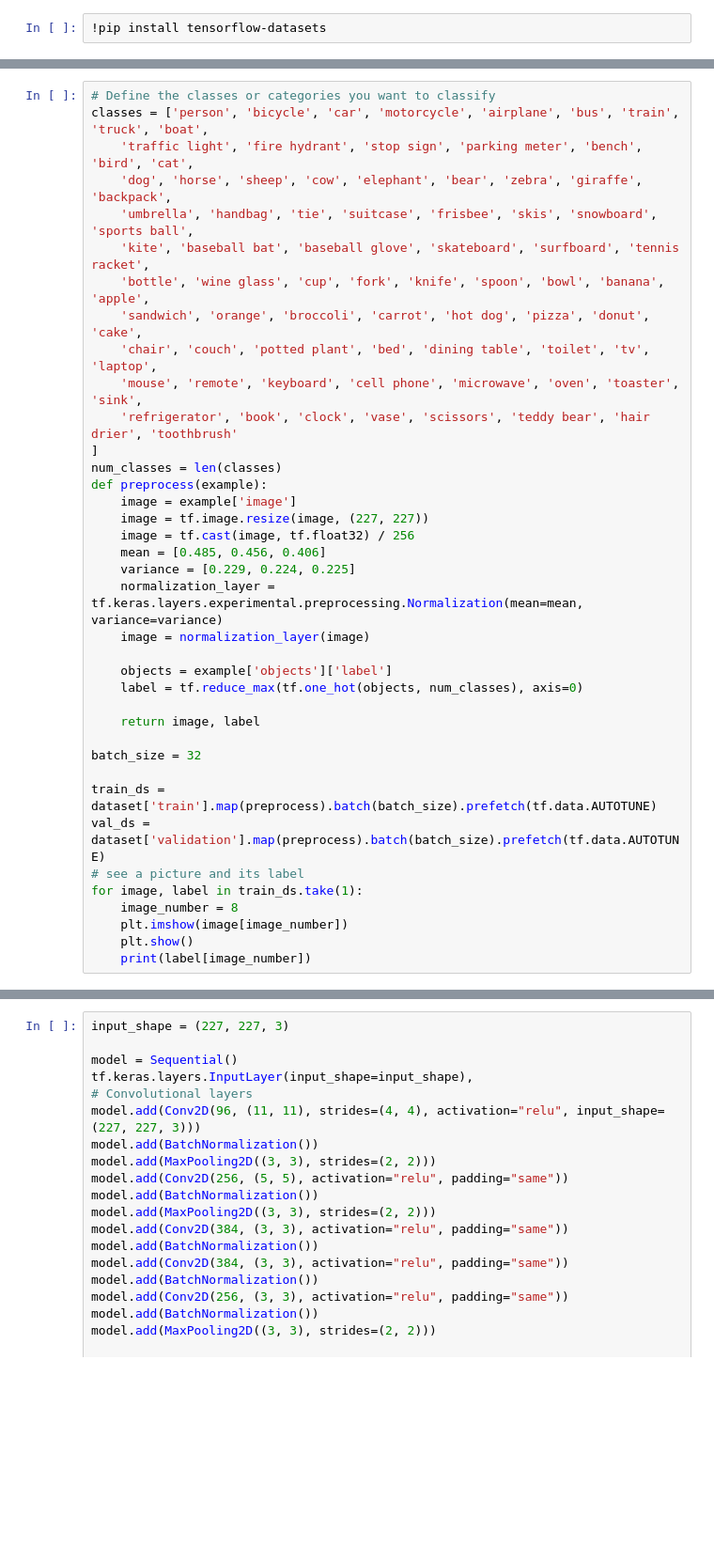
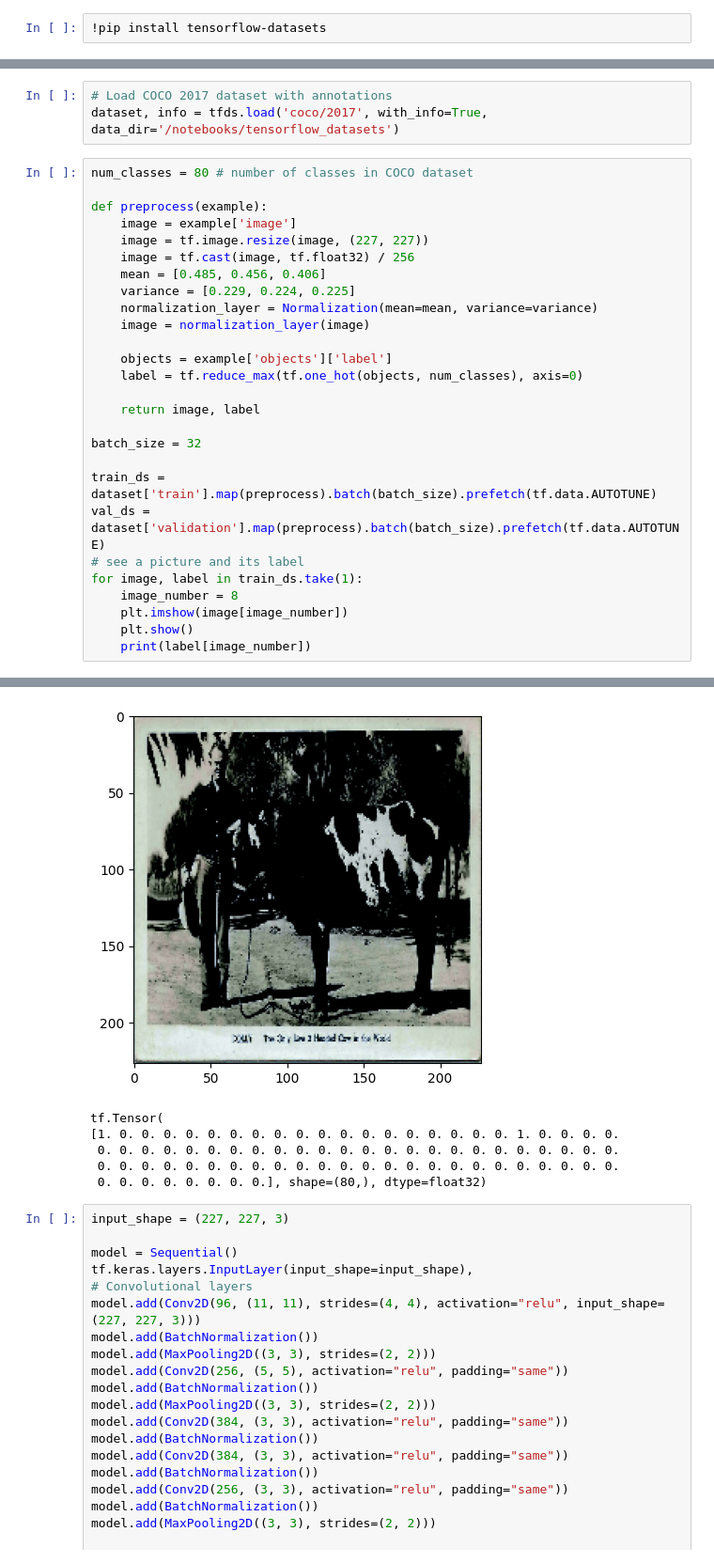
Before and after one commit to iannwtf-algonauts/algonauts23, a Jupyter notebook: notebooks/alexnet_coco.ipynb, the cells around one changed output, grey strips where cells are left out. Shown: that part at 94% size. Saved outputs shown, nothing was run; the diff lists cells and outputs as text; blank space fills up the shorter version.

```diff
--- a/notebooks/alexnet_coco.ipynb
+++ b/notebooks/alexnet_coco.ipynb
@@ -14,24 +11,16 @@ dataset, info = tfds.load('coco/2017', with_info=True, data_dir='/notebooks/tens
+# %%
+# Load COCO 2017 dataset with annotations
+dataset, info = tfds.load('coco/2017', with_info=True, data_dir='/notebooks/tensorflow_datasets')
 # %%
-# Define the classes or categories you want to classify
-classes = ['person', 'bicycle', 'car', 'motorcycle', 'airplane', 'bus', 'train', 'truck', 'boat',
-    'traffic light', 'fire hydrant', 'stop sign', 'parking meter', 'bench', 'bird', 'cat',
-    'dog', 'horse', 'sheep', 'cow', 'elephant', 'bear', 'zebra', 'giraffe', 'backpack',
-    'umbrella', 'handbag', 'tie', 'suitcase', 'frisbee', 'skis', 'snowboard', 'sports ball',
-    'kite', 'baseball bat', 'baseball glove', 'skateboard', 'surfboard', 'tennis racket',
-    'bottle', 'wine glass', 'cup', 'fork', 'knife', 'spoon', 'bowl', 'banana', 'apple',
-    'sandwich', 'orange', 'broccoli', 'carrot', 'hot dog', 'pizza', 'donut', 'cake',
-    'chair', 'couch', 'potted plant', 'bed', 'dining table', 'toilet', 'tv', 'laptop',
-    'mouse', 'remote', 'keyboard', 'cell phone', 'microwave', 'oven', 'toaster', 'sink',
-    'refrigerator', 'book', 'clock', 'vase', 'scissors', 'teddy bear', 'hair drier', 'toothbrush'
-]
-num_classes = len(classes)
+num_classes = 80 # number of classes in COCO dataset
+
 def preprocess(example):
     image = example['image']
     image = tf.image.resize(image, (227, 227))
     image = tf.cast(image, tf.float32) / 256
     mean = [0.485, 0.456, 0.406]
     variance = [0.229, 0.224, 0.225]
-    normalization_layer = tf.keras.layers.experimental.preprocessing.Normalization(mean=mean, variance=variance)
+    normalization_layer = Normalization(mean=mean, variance=variance)
     image = normalization_layer(image)
 
     objects = example['objects']['label']
@@ -49,3 +38,4 @@ for image, label in train_ds.take(1):
     plt.imshow(image[image_number])
     plt.show()
     print(label[image_number])
+# %% [output]
@@ -52,3 +43,9 @@ for image, label in train_ds.take(1):
+[figure, added]
+tf.Tensor(
+[1. 0. 0. 0. 0. 0. 0. 0. 0. 0. 0. 0. 0. 0. 0. 0. 0. 0. 0. 1. 0. 0. 0. 0.
+ 0. 0. 0. 0. 0. 0. 0. 0. 0. 0. 0. 0. 0. 0. 0. 0. 0. 0. 0. 0. 0. 0. 0. 0.
+ 0. 0. 0. 0. 0. 0. 0. 0. 0. 0. 0. 0. 0. 0. 0. 0. 0. 0. 0. 0. 0. 0. 0. 0.
+ 0. 0. 0. 0. 0. 0. 0. 0.], shape=(80,), dtype=float32)
 # %%
 input_shape = (227, 227, 3)
 
```
Also changed, not shown: parts of 2 cells of this notebook.
